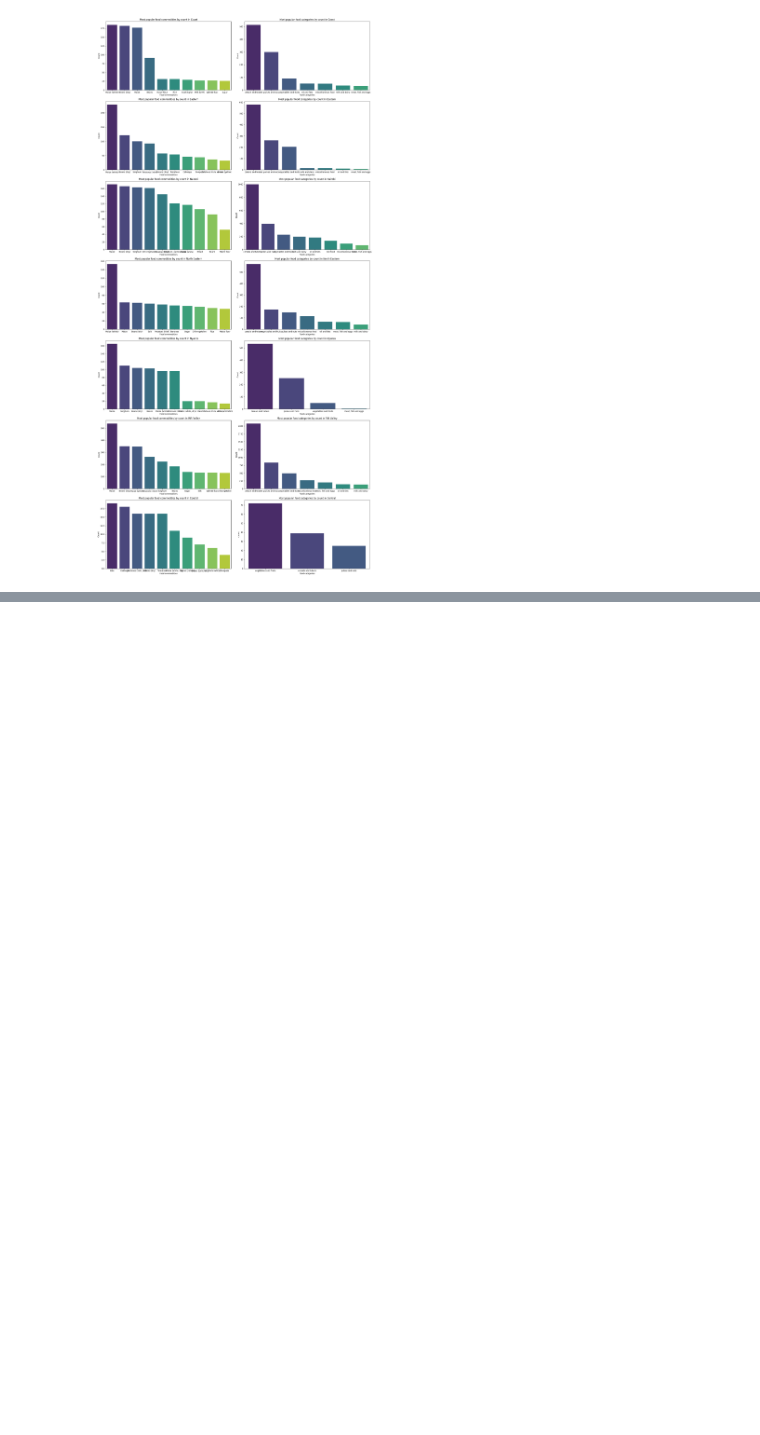
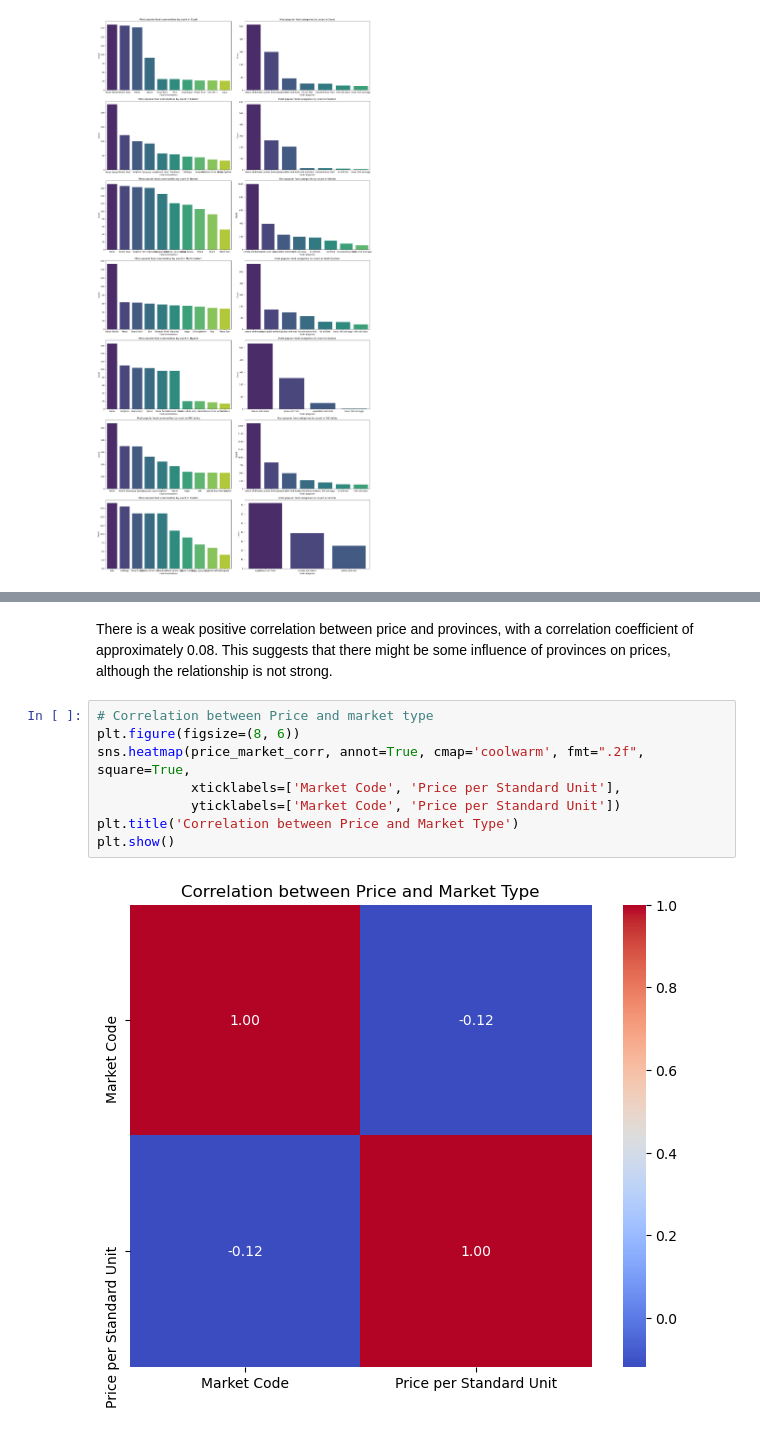
Before and after one commit to tommwambire/Sourcing-Pricing-Strategy-Optimization, a Jupyter notebook: project_notebook.ipynb, the cells around one changed output, grey strips where cells are left out. Saved outputs shown, nothing was run; the diff lists cells and outputs as text; blank space fills up the shorter version.

```diff
--- a/project_notebook.ipynb
+++ b/project_notebook.ipynb
@@ -624,0 +696,12 @@ plt.show()
+# %% [markdown]
+There is a weak positive correlation between price and provinces, with a correlation coefficient of approximately 0.08. This suggests that there might be some influence of provinces on prices, although the relationship is not strong.
+# %%
+# Correlation between Price and market type
+plt.figure(figsize=(8, 6))
+sns.heatmap(price_market_corr, annot=True, cmap='coolwarm', fmt=".2f", square=True,
+            xticklabels=['Market Code', 'Price per Standard Unit'],
+            yticklabels=['Market Code', 'Price per Standard Unit'])
+plt.title('Correlation between Price and Market Type')
+plt.show()
+# %% [output]
+[figure, added]
```
Also changed, not shown: parts of 24 cells of this notebook.
